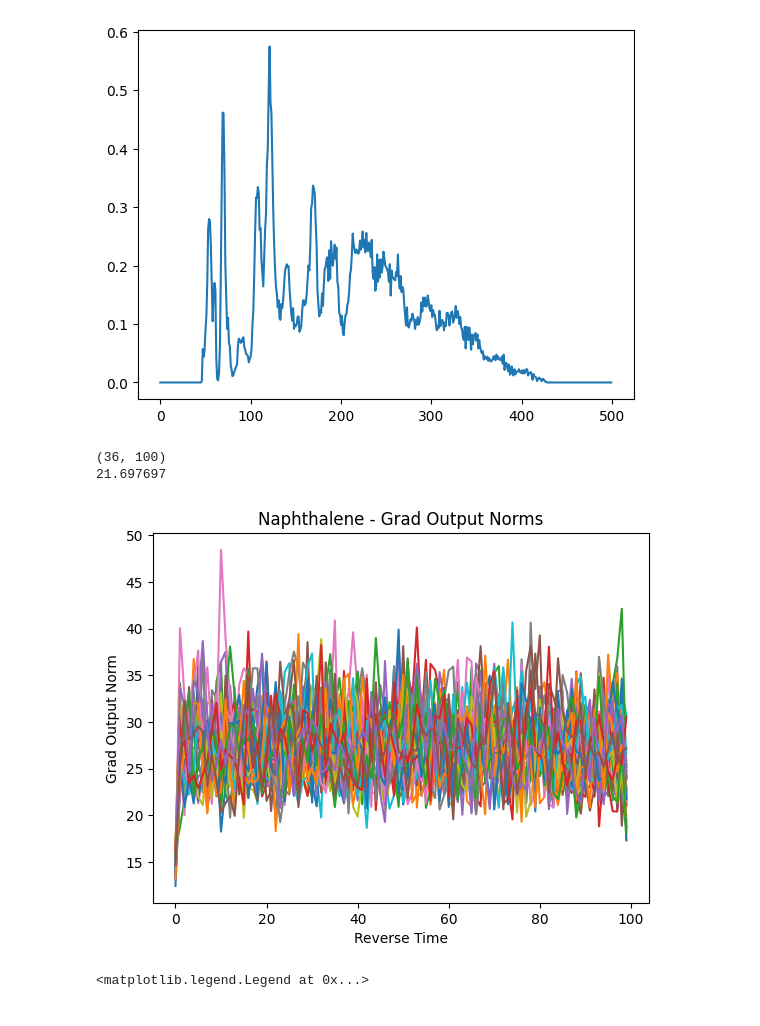
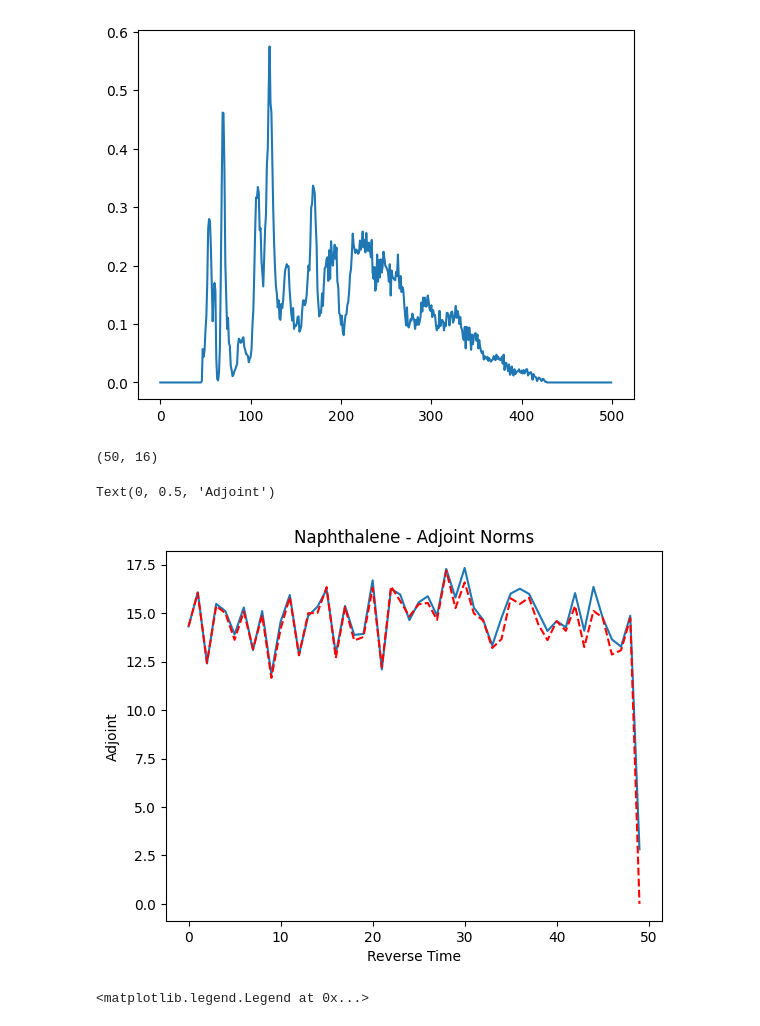
Before and after one commit to jeevster/implicit-md, a Jupyter notebook: Untitled.ipynb, the cells around one changed output. Drawn from its saved outputs; the diff is of its cells as text; code cells hidden in the pictures.

Commit message:
add minimum working example, getting adjoints which match naive backprop by fixing grad outputs

```diff
--- a/Untitled.ipynb
+++ b/Untitled.ipynb
@@ -150,43 +150,45 @@ import torch
 # hist, bins = np.histogram(o.flatten() - o.mean(), bins = 100, density = True)
 # plt.stairs(hist, bins,label = "OM Actions, Summed over Timesteps")
 # normal_ref = np.random.normal(0, 1, om_action.flatten().shape)
 # hist, bins = np.histogram(normal_ref, bins = 100, density = True)
 # plt.stairs(hist, bins)
 
 # plt.legend()
 
 
 
-grad_output_norms = np.load('/home/sanjeevr/implicit-md/results_nnip/IMPLICIT_naphthalene_TEST_var0.05/grad_output_norms_epoch0.npy')
-print(grad_output_norms.shape)
-for i in range(36):
-    plt.plot(grad_output_norms[i, :], label = str(i))
+naive_adjoint_norms = np.load('/home/sanjeevr/implicit-md/results_nnip/IMPLICIT_naphthalene_TEST_var0.05/naive_adjoint_norms_epoch0.npy')
+adjoint_norms = np.load('/home/sanjeevr/implicit-md/results_nnip/IMPLICIT_naphthalene_TEST_var0.05/adjoint_norms_epoch0.npy')
+
+print(adjoint_norms.shape)
+i
+plt.plot(adjoint_norms[:, i], label = "Adjoint Method" + str(i))
+plt.plot(naive_adjoint_norms[:, i], 'r--', label = "Naive Backprop" + str(i))
 
 #plt.legend()
-plt.title("Naphthalene - Grad Output Norms")
+plt.title("Naphthalene - Adjoint Norms")
 plt.xlabel("Reverse Time")
-plt.ylabel("Grad Output Norm")
-print((grad_output_norms[:, -1] - grad_output_norms[:, 0] / grad_output_norms[:, 0]).mean())
+plt.ylabel("Adjoint")
 
 # plt.title("OM Action Across 1000 Replicas, VACF Window of 100")
 # plt.xlabel("Timestep Lag")
 # plt.ylabel("Normalized VACF")
 # plt.legend()
 # plt.ylim(0, 0.5)
 # plt.xscale('log')
 
 # fft = np.fft.fft(g_r_true[0:MAXLEN]).real
 # frequencies = np.fft.fftfreq(len(g_r_true[0:MAXLEN]), d=1)
 
 # plt.figure()
 # plt.plot(frequencies, fft)
 # plt.xlabel('Frequency')
 # plt.ylabel('Magnitude')
 # plt.title('Frequency Domain Representation')
 # %% [output]
-(36, 100)
-21.697697
+(50, 16)
+Text(0, 0.5, 'Adjoint')
-[figure, old version]
+[figure, new version]
 # %%
 import numpy as np
 import time
```
Also changed, not shown: 2 other files.
